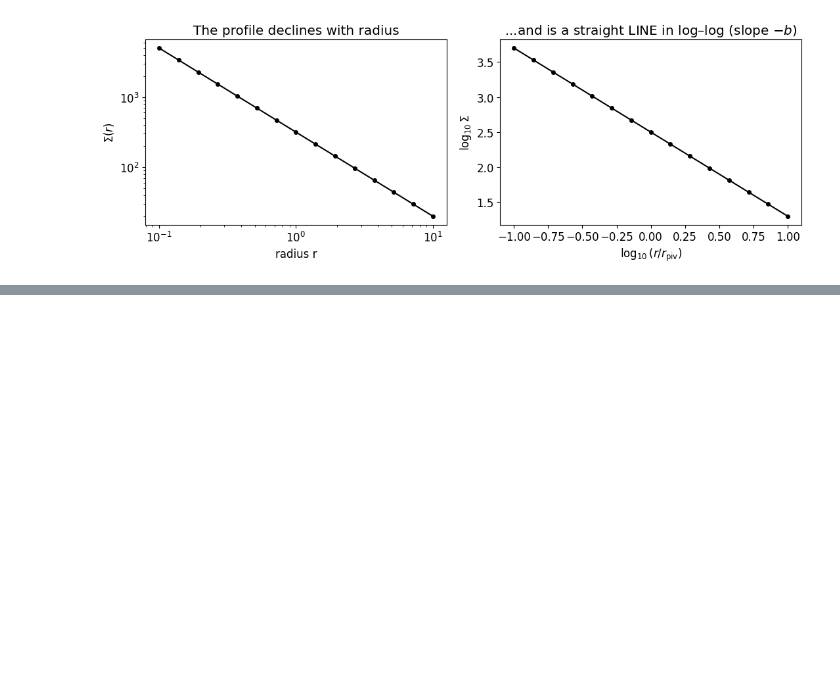
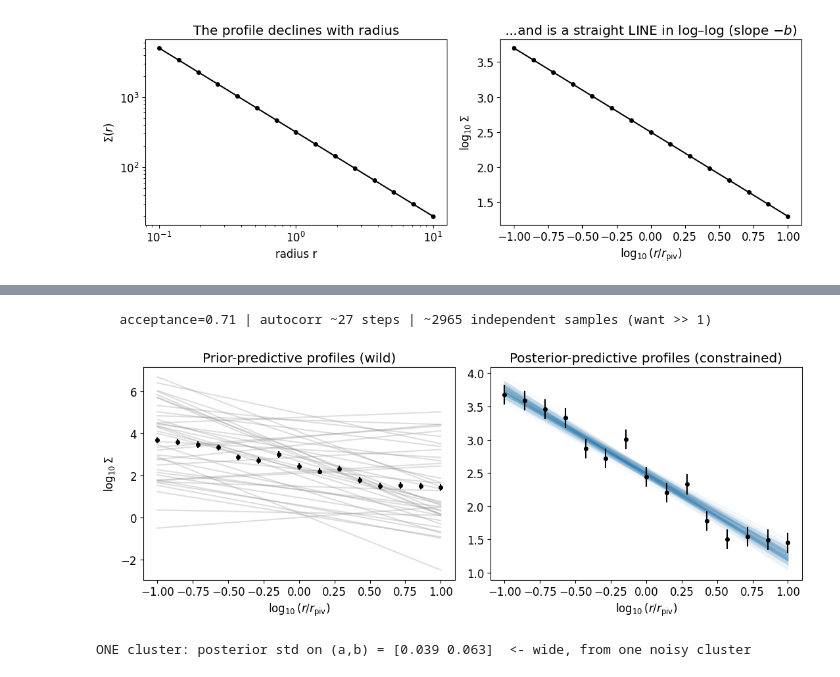
Before and after one commit to aidanbehmer/CL_HBI, a Jupyter notebook: mcmc_tut.ipynb, the cells around one changed output, grey strips where cells are left out. Saved outputs shown, nothing was run; the diff lists cells and outputs as text; code cells hidden in the pictures; blank space fills up the shorter version.

```diff
--- a/mcmc_tut.ipynb
+++ b/mcmc_tut.ipynb
@@ -33,0 +90,36 @@ plt.tight_layout(); plt.show()
+# %%
+def run_mcmc(log_post, args, start, n_walkers=40, n_burn=500, n_steps=2000, verbose=True):
+    # small reusable emcee wrapper -> flat samples (n_walkers*n_steps, n_dim)
+    n_dim = len(start)
+    p0 = start + 0.05 * np.random.randn(n_walkers, n_dim)
+    s = emcee.EnsembleSampler(n_walkers, n_dim, log_post, args=args)
+    state = s.run_mcmc(p0, n_burn, progress=False); s.reset(); s.run_mcmc(state, n_steps, progress=False)
+    if verbose:
+        # two cheap health checks: acceptance fraction, and autocorrelation time -> independent samples
+        try: tau_ac = float(np.mean(s.get_autocorr_time(quiet=True)))
+        except Exception: tau_ac = float("nan")
+        ess = (n_walkers*n_steps/tau_ac) if tau_ac == tau_ac else float("nan")
+        print("   acceptance=%.2f | autocorr ~%.0f steps | ~%.0f independent samples (want >> 1)"
+              % (s.acceptance_fraction.mean(), tau_ac, ess))
+    return s.get_chain(flat=True)
+
+samples_one = run_mcmc(log_posterior, args=(data_one,), start=np.array([a_true, b_true]))
+
+fig, ax = plt.subplots(1, 2, figsize=(11, 4.4))
+# prior-predictive: random (a,b) from the flat box -> profiles all over the place
+for _ in range(40):
+    th = [np.random.uniform(A_LO, A_HI), np.random.uniform(B_LO, B_HI)]
+    ax[0].plot(log_r, profile_model(th), color="tab:gray", alpha=0.25)
+ax[0].errorbar(log_r, data_one, yerr=noise_dex, fmt="ko", ms=4)
+ax[0].set_title("Prior-predictive profiles (wild)"); ax[0].set_xlabel(r"$\log_{10}(r/r_{\rm piv})$"); ax[0].set_ylabel(r"$\log_{10}\Sigma$")
+# posterior-predictive: profiles from posterior samples -> tight bundle through the data
+for th in samples_one[np.random.randint(len(samples_one), size=200)]:
+    ax[1].plot(log_r, profile_model(th), color="tab:blue", alpha=0.03)
+ax[1].errorbar(log_r, data_one, yerr=noise_dex, fmt="ko", ms=4)
+ax[1].set_title("Posterior-predictive profiles (constrained)"); ax[1].set_xlabel(r"$\log_{10}(r/r_{\rm piv})$")
+plt.tight_layout(); plt.show()
+print("ONE cluster: posterior std on (a,b) =", samples_one.std(axis=0).round(3), " <- wide, from one noisy cluster")
+# %% [output]
+   acceptance=0.71 | autocorr ~27 steps | ~2965 independent samples (want >> 1)
+[figure, added]
+ONE cluster: posterior std on (a,b) = [0.039 0.063]  <- wide, from one noisy cluster
```
Also changed, not shown: parts of 21 cells of this notebook, 4 other files.
